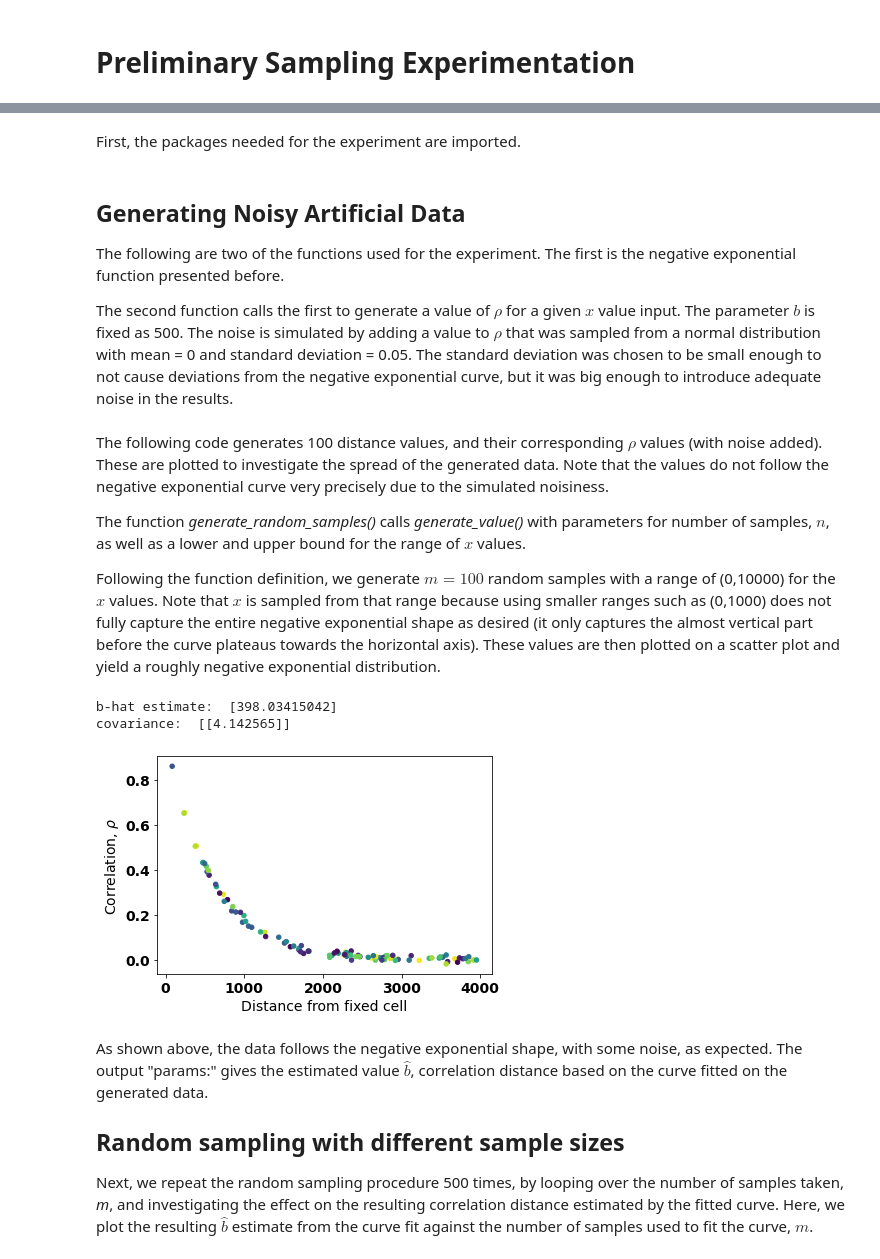
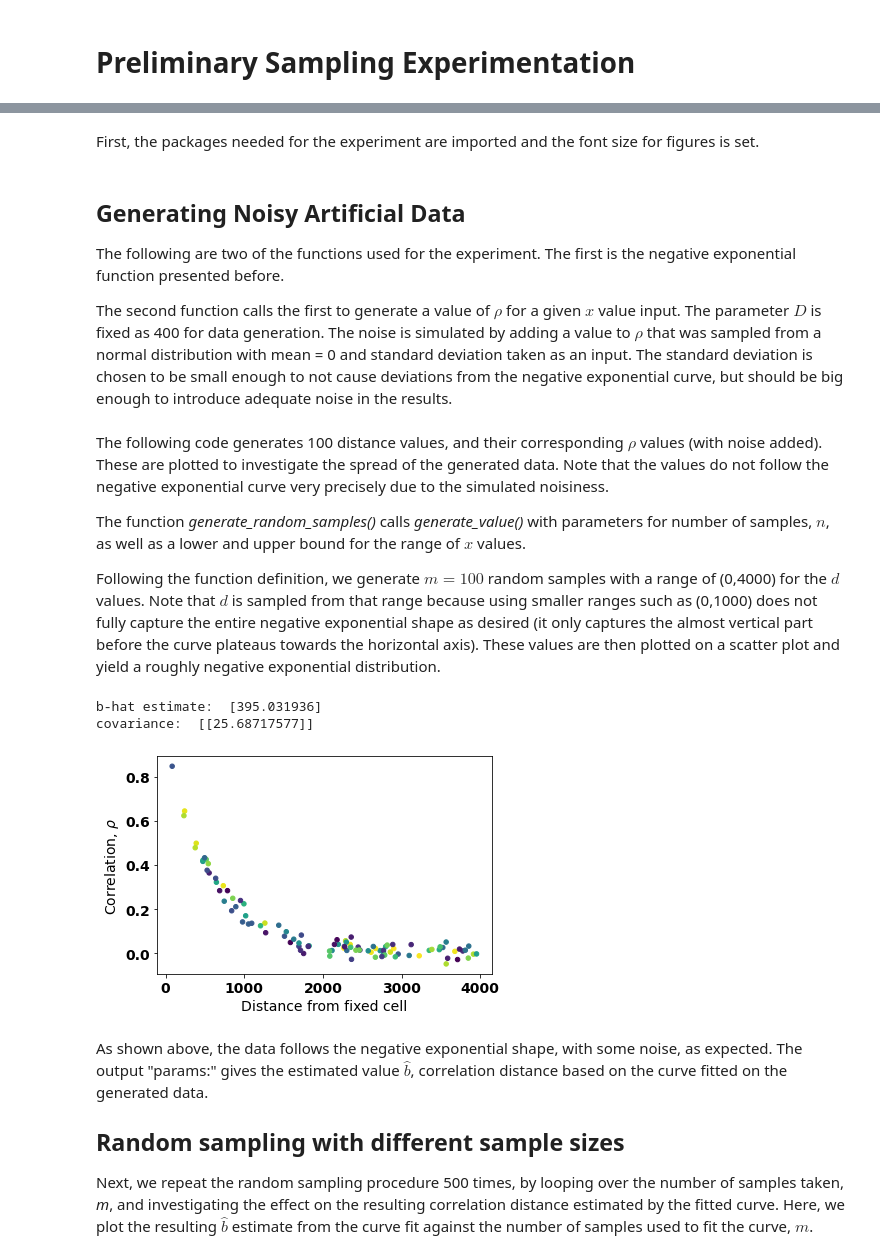
Before and after one commit to mustafa-majid-uu/curvefit_sampling, a Jupyter notebook: sampling.ipynb, the cells around one changed output, grey strips where cells are left out. Drawn from its saved outputs; the diff is of its cells as text; code cells hidden in the pictures.

```diff
--- a/sampling.ipynb
+++ b/sampling.ipynb
@@ -5,5 +5,5 @@ This notebook will investigate approaches to sampling data to fit a negative exp
 # %% [markdown]
-First, the packages needed for the experiment are imported.
+First, the packages needed for the experiment are imported and the font size for figures is set.
 # %%
 #import packages and define the model to sample from
 import math
@@ -21,6 +21,6 @@ plt.rc('font', **font)
 
 The following are two of the functions used for the experiment. The first is the negative exponential function presented before.
 
-The second function calls the first to generate a value of $\rho$ for a given $x$ value input. The parameter $b$ is fixed as 500. The noise is simulated by adding a value to $\rho$ that was sampled from a normal distribution with mean = 0 and standard deviation = 0.05. The standard deviation was chosen to be small enough to not cause deviations from the negative exponential curve, but it was big enough to introduce adequate noise in the results.
+The second function calls the first to generate a value of $\rho$ for a given $x$ value input. The parameter $D$ is fixed as 400 for data generation. The noise is simulated by adding a value to $\rho$ that was sampled from a normal distribution with mean = 0 and standard deviation taken as an input. The standard deviation is chosen to be small enough to not cause deviations from the negative exponential curve, but should be big enough to introduce adequate noise in the results.
 # %%
 np.random.seed(0)
@@ -48,36 +47,38 @@ The following code generates 100 distance values, and their corresponding $\rho$
 The function *generate_random_samples()* calls *generate_value()* with parameters for number of samples, $n$, as well as a lower and upper bound for the range of $x$ values.
 
 
-Following the function definition, we generate $m=100$ random samples with a range of (0,10000) for the $x$ values. Note that $x$ is sampled from that range because using smaller ranges such as (0,1000) does not fully capture the entire negative exponential shape as desired (it only captures the almost vertical part before the curve plateaus towards the horizontal axis). These values are then plotted on a scatter plot and yield a roughly negative exponential distribution.
+Following the function definition, we generate $m=100$ random samples with a range of (0,4000) for the $d$ values. Note that $d$ is sampled from that range because using smaller ranges such as (0,1000) does not fully capture the entire negative exponential shape as desired (it only captures the almost vertical part before the curve plateaus towards the horizontal axis). These values are then plotted on a scatter plot and yield a roughly negative exponential distribution.
 # %%
+#seed randomness and set standard error, e
 np.random.seed(0)
+e = 0.025
 
 #a function that generates n random samples, with distance values of a given range
 def generate_random_samples(n,lower_bound,upper_bound,err):
     x = []
     y = []
     for i in range(n):
         d= np.random.uniform(lower_bound,upper_bound) #generate random distance value from fixed cell as a sample from a uniform distribution, in the range L.B. to U.B.
         rho = generate_value(d,err)
         x.append(d)
         y.append(rho)
     return ((x,y))
 
 #Generate scatter plot of distance vs correlation, with random colors to help differentiate overlapping points.
 m = 100 #number of samples
-x,y = generate_random_samples(m,0,4000,0.01)
+x,y = generate_random_samples(m,0,4000,e) #pass distance bounds and st. error
 plt.figure(0)
 plt.scatter(x,y, c=np.random.rand(len(x)), s=20)
 plt.xlabel("Distance from fixed cell")
 plt.ylabel(r'Correlation, $\rho$')
 #plt.title("Scatter plot of generated distance and correlation values")
 params, covs = optimize.curve_fit(cordist, xdata = x, ydata = y, p0=400) #fit curve with generated data and initial guess for parameter as 500km
 print("b-hat estimate: ", params) #this prints the value of b (corr. distance) estimated from the curve fit on the generated data
 print("covariance: ", covs)
 # %% [output]
-b-hat estimate:  [398.03415042]
-covariance:  [[4.142565]]
+b-hat estimate:  [395.031936]
+covariance:  [[25.68717577]]
-[figure, old version]
+[figure, new version]
 # %% [markdown]
 As shown above, the data follows the negative exponential shape, with some noise, as expected. The output "params:" gives the estimated value $\hat{b}$, correlation distance based on the curve fitted on the generated data.
 
```
Also changed, not shown: parts of 6 cells of this notebook.
